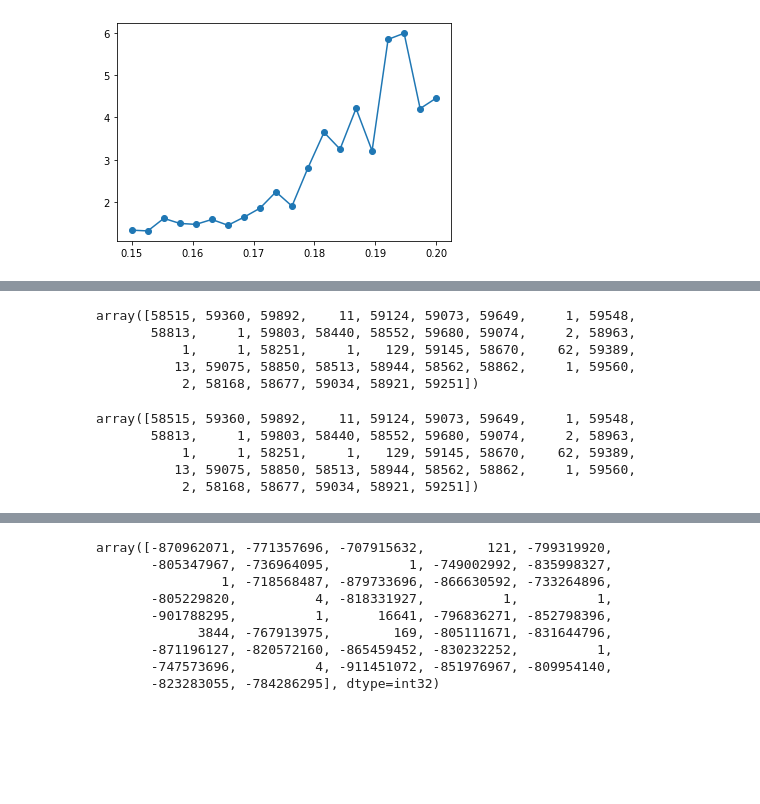
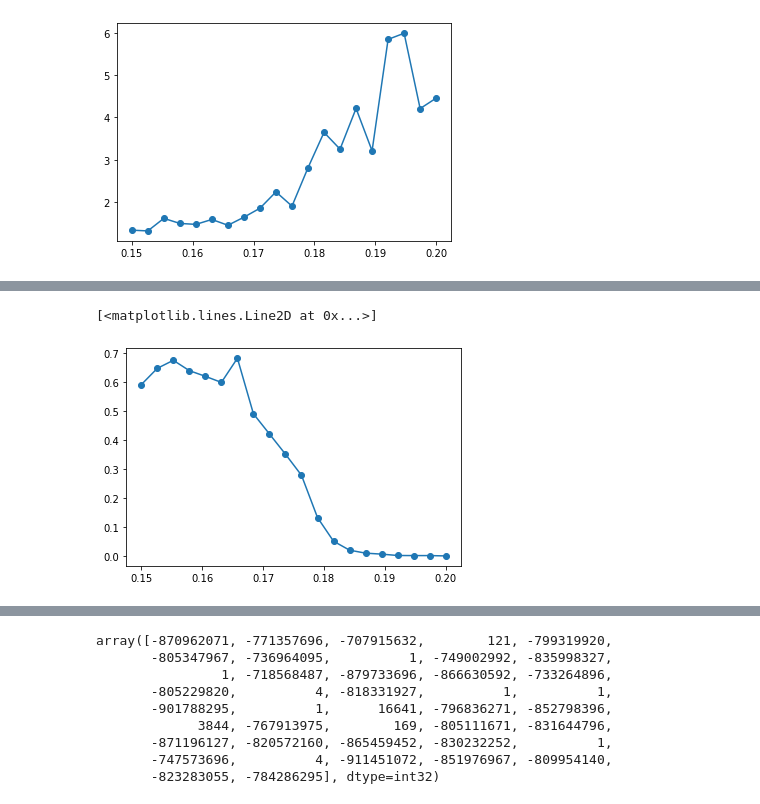
Before and after one commit to Karosemi/Stochastic_SIR_Model, a Jupyter notebook: projekt_finalny.ipynb, the cells around one changed output, grey strips where cells are left out. Drawn from its saved outputs; the diff is of its cells as text; code cells hidden in the pictures; blank space fills up the shorter version.

```diff
--- a/projekt_finalny.ipynb
+++ b/projekt_finalny.ipynb
@@ -275,16 +290,9 @@ next value calculated for density: 0.6200626373291016, next value u: 1.388768253
-# %%
-recovered
-# %% [output]
-array([58515, 59360, 59892,    11, 59124, 59073, 59649,     1, 59548,
-       58813,     1, 59803, 58440, 58552, 59680, 59074,     2, 58963,
-           1,     1, 58251,     1,   129, 59145, 58670,    62, 59389,
-          13, 59075, 58850, 58513, 58944, 58562, 58862,     1, 59560,
-           2, 58168, 58677, 59034, 58921, 59251])
-# %%
-recovered
-# %% [output]
-array([58515, 59360, 59892,    11, 59124, 59073, 59649,     1, 59548,
-       58813,     1, 59803, 58440, 58552, 59680, 59074,     2, 58963,
-           1,     1, 58251,     1,   129, 59145, 58670,    62, 59389,
-          13, 59075, 58850, 58513, 58944, 58562, 58862,     1, 59560,
-           2, 58168, 58677, 59034, 58921, 59251])
+# %%
+L_array = np.array(L_values).transpose()
+U = L_array[2]
+Ro = L_array[3]
+# %%
+plt.plot(cs, Ro, 'o-')
+# %% [output]
+[<matplotlib.lines.Line2D at 0x...>]
+[figure, added]
```
Also changed, not shown: parts of 22 cells of this notebook, 2 other files.
